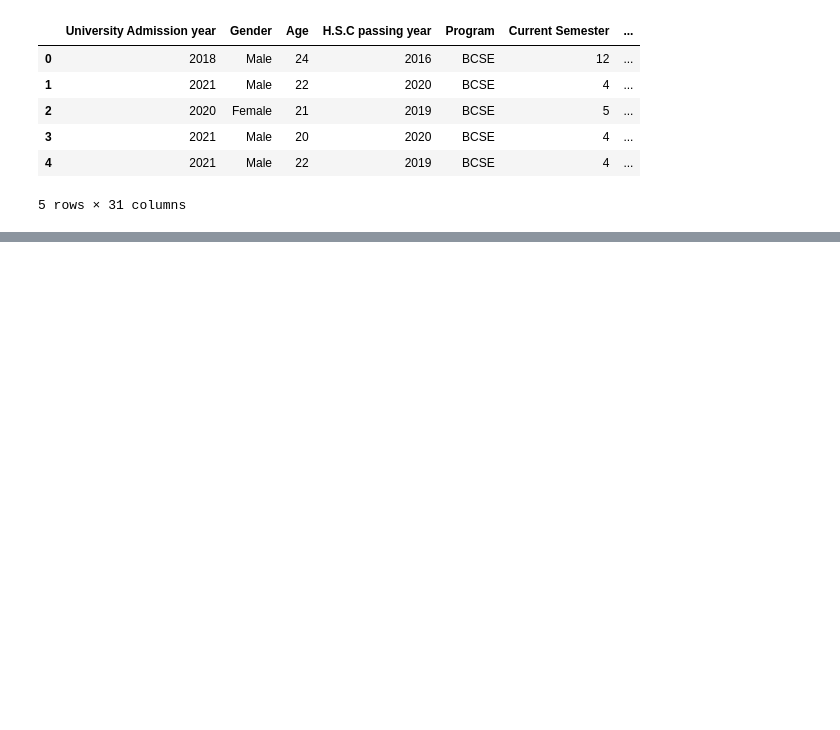
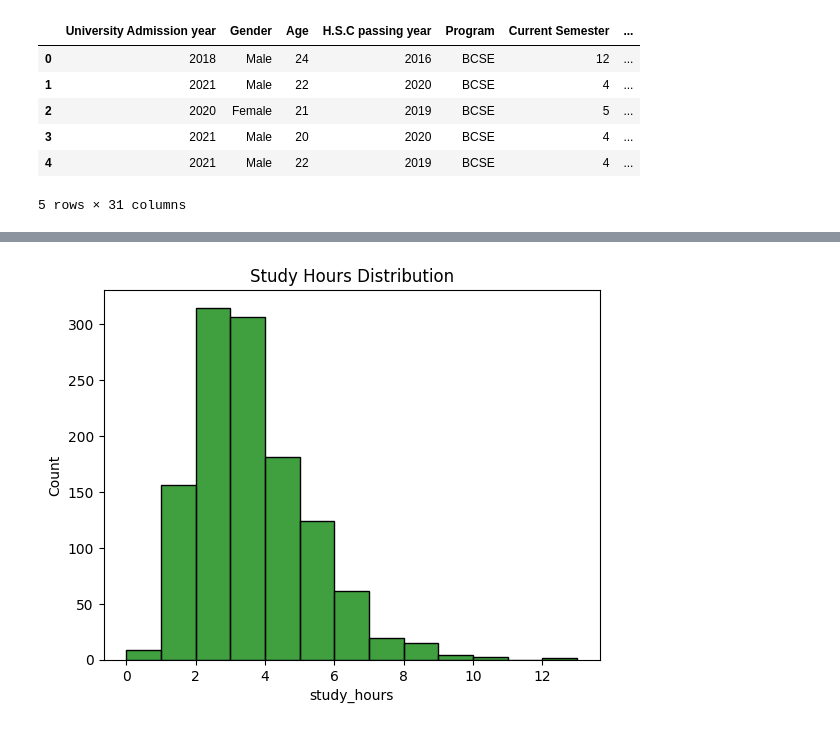
Before and after one commit to benberinsky/ds3026-final-project, a Jupyter notebook: scripts/eda.ipynb, the cells around one changed output, grey strips where cells are left out. Drawn from its saved outputs; the diff is of its cells as text; code cells hidden in the pictures; blank space fills up the shorter version.

```diff
--- a/scripts/eda.ipynb
+++ b/scripts/eda.ipynb
@@ -89,0 +158,8 @@ missing_value[missing_value > 0]
+# %%
+# Visualize study_hours distribution
+
+sns.histplot(data['study_hours'], bins=13, color="green")
+plt.title('Study Hours Distribution')
+plt.show()
+# %% [output]
+[figure, added]
```
Also changed, not shown: parts of 28 cells of this notebook, 2 other files.
